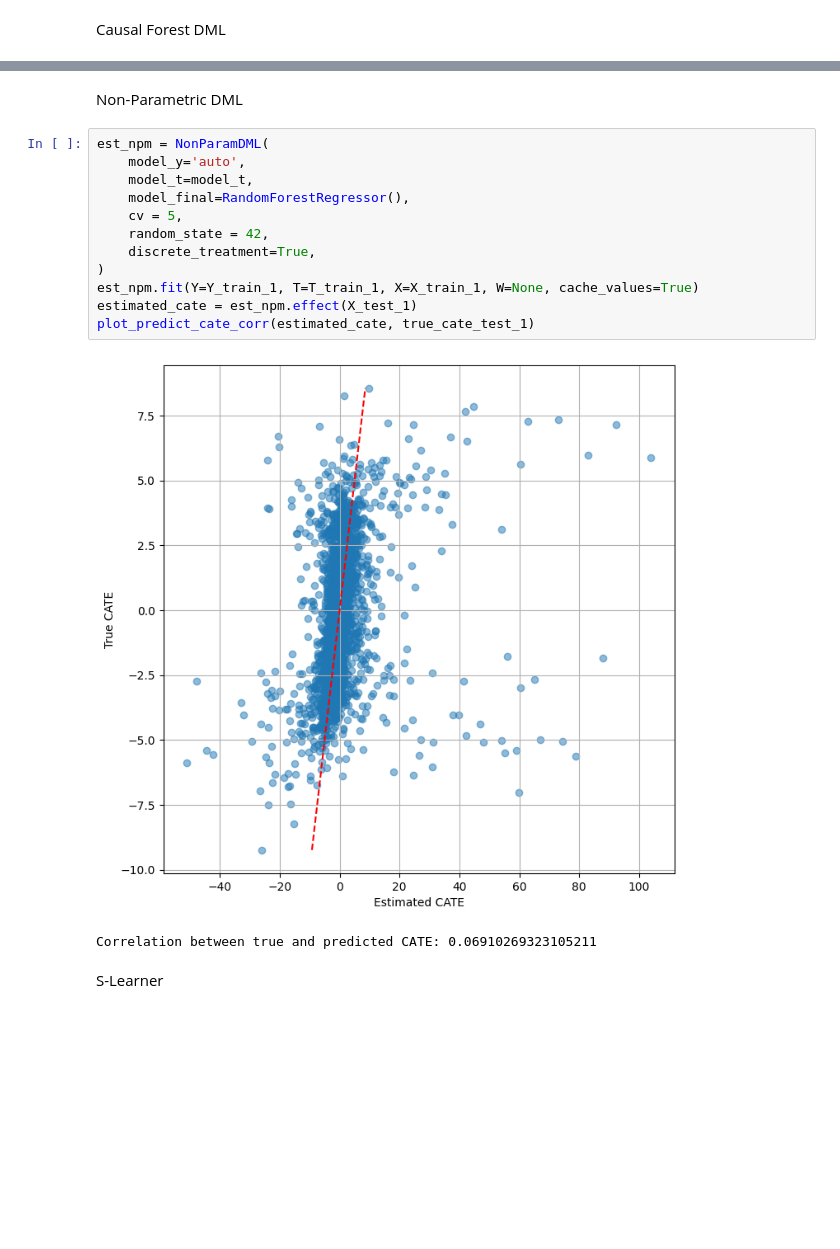
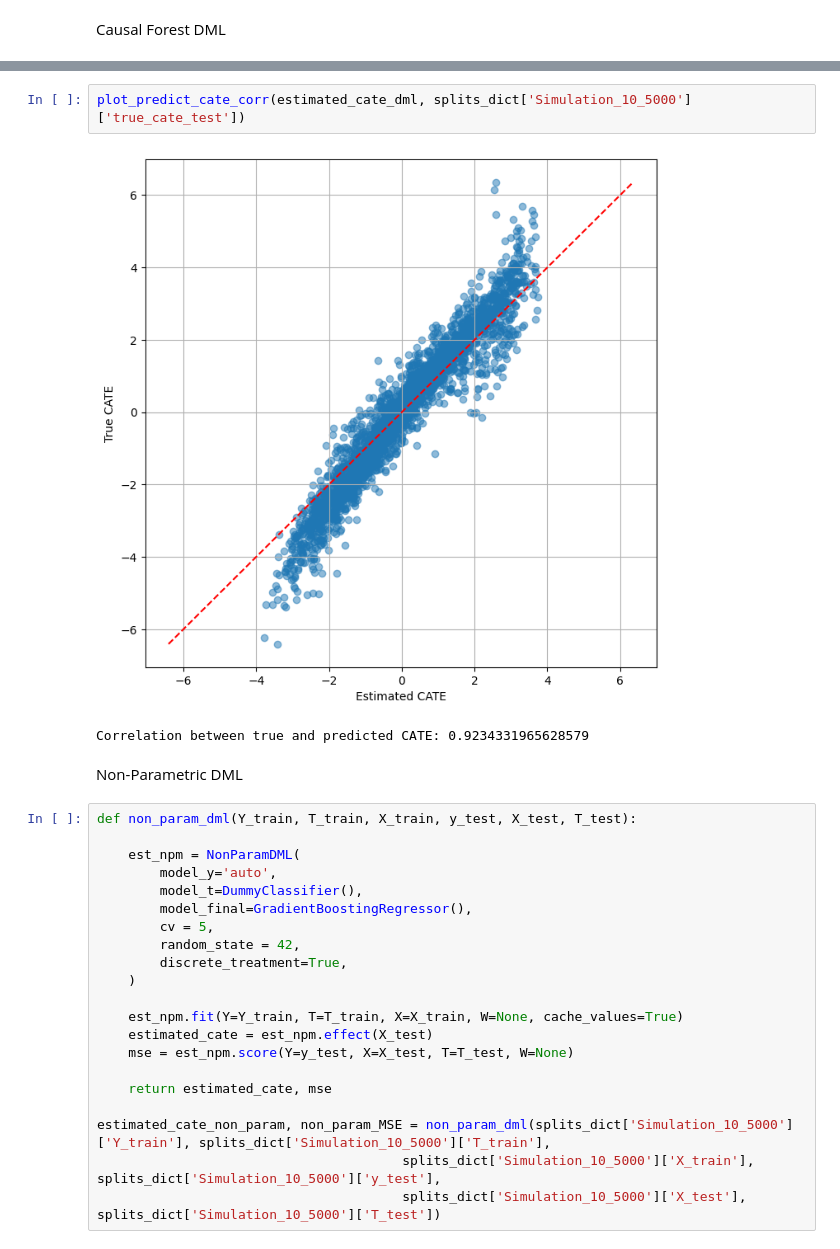
Before and after one commit to Jackbonkins/Heter_effects, a Jupyter notebook: Analysis.ipynb, the cells around one changed output, grey strips where cells are left out. Saved outputs shown, nothing was run; the diff lists cells and outputs as text; blank space fills up the shorter version.

```diff
--- a/Analysis.ipynb
+++ b/Analysis.ipynb
@@ -172,19 +198,28 @@ Correlation between true and predicted CATE: 0.587708677577507
+# %%
+plot_predict_cate_corr(estimated_cate_dml, splits_dict['Simulation_10_5000']['true_cate_test'])
+# %% [output]
+[figure, added]
+Correlation between true and predicted CATE: 0.9234331965628579
 # %% [markdown]
 Non-Parametric DML
 # %%
-est_npm = NonParamDML(
-    model_y='auto',
-    model_t=model_t,
-    model_final=RandomForestRegressor(),
-    cv = 5,
-    random_state = 42,
-    discrete_treatment=True,
-)
-est_npm.fit(Y=Y_train_1, T=T_train_1, X=X_train_1, W=None, cache_values=True)
-estimated_cate = est_npm.effect(X_test_1)
-plot_predict_cate_corr(estimated_cate, true_cate_test_1)
+def non_param_dml(Y_train, T_train, X_train, y_test, X_test, T_test):
+
+    est_npm = NonParamDML(
+        model_y='auto',
+        model_t=DummyClassifier(),
+        model_final=GradientBoostingRegressor(),
+        cv = 5,
+        random_state = 42,
+        discrete_treatment=True,
+    )
+
+    est_npm.fit(Y=Y_train, T=T_train, X=X_train, W=None, cache_values=True)
+    estimated_cate = est_npm.effect(X_test)
+    mse = est_npm.score(Y=y_test, X=X_test, T=T_test, W=None)
+
+    return estimated_cate, mse
+
+estimated_cate_non_param, non_param_MSE = non_param_dml(splits_dict['Simulation_10_5000']['Y_train'], splits_dict['Simulation_10_5000']['T_train'],
+                                       splits_dict['Simulation_10_5000']['X_train'], splits_dict['Simulation_10_5000']['y_test'],
+                                       splits_dict['Simulation_10_5000']['X_test'], splits_dict['Simulation_10_5000']['T_test'])
-# %% [output]
-[figure, removed]
-Correlation between true and predicted CATE: 0.06910269323105211
-# %% [markdown]
-S-Learner
```
Also changed, not shown: parts of 16 cells of this notebook.
